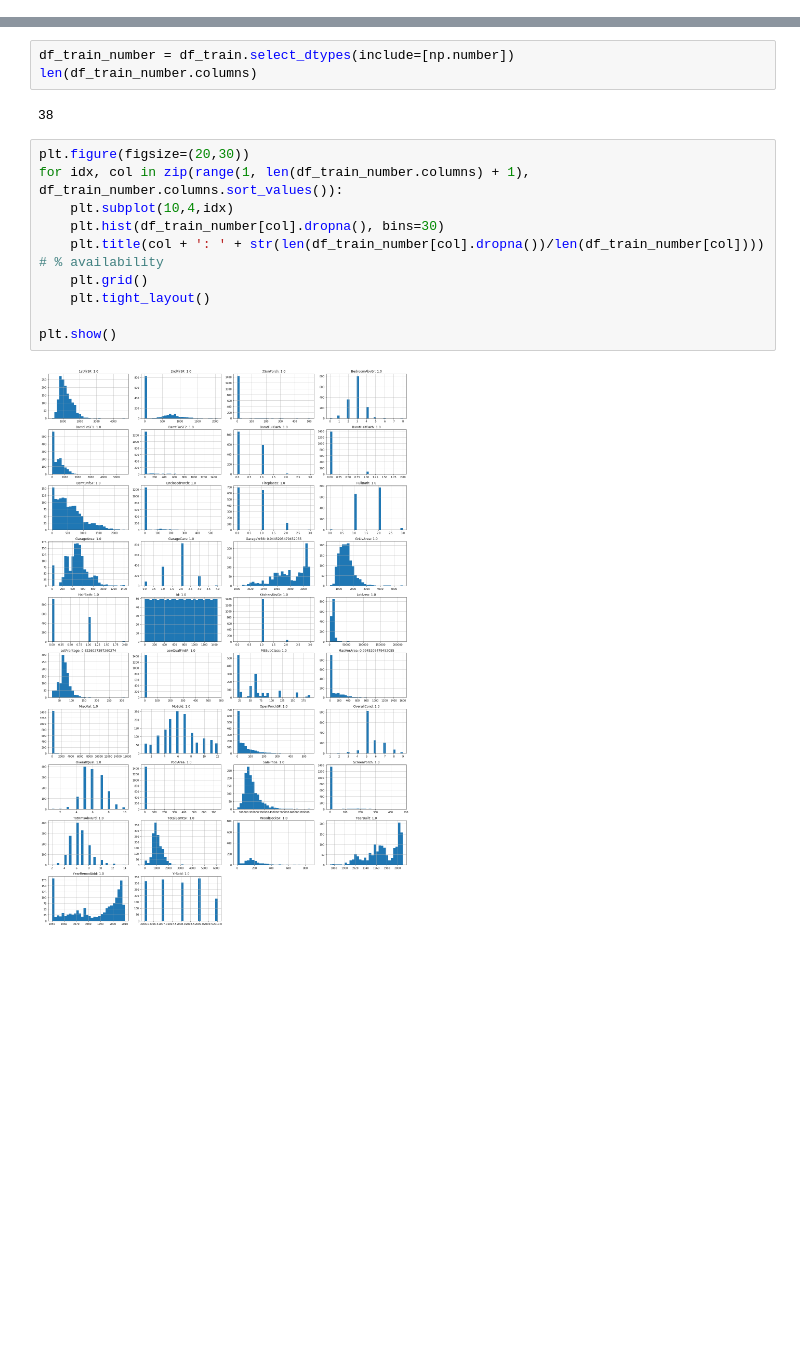
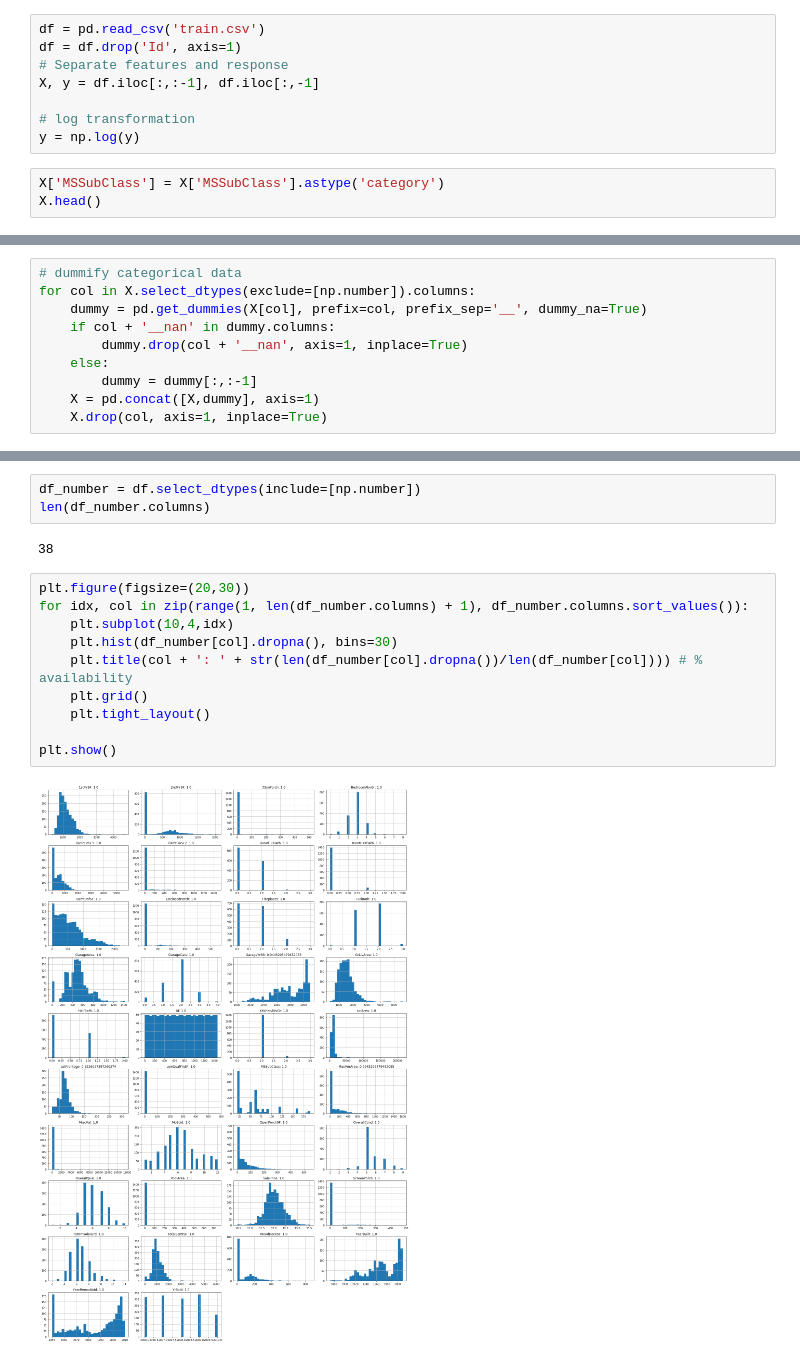
Before and after one commit to joshualee791204/Octopus, a Jupyter notebook: Analysis_YQ.ipynb, the cells around one changed output, grey strips where cells are left out. Cells and saved outputs as stored; diff of their text form; blank space fills up the shorter version.

Commit message:
dummify categorical data

```diff
--- a/Analysis_YQ.ipynb
+++ b/Analysis_YQ.ipynb
@@ -23,0 +13,11 @@ df_train.head()
+# %%
+df = pd.read_csv('train.csv')
+df = df.drop('Id', axis=1)
+# Separate features and response
+X, y = df.iloc[:,:-1], df.iloc[:,-1]
+
+# log transformation
+y = np.log(y)
+# %%
+X['MSSubClass'] = X['MSSubClass'].astype('category')
+X.head()
@@ -23,0 +31,10 @@ df_train.head()
+# %%
+# dummify categorical data
+for col in X.select_dtypes(exclude=[np.number]).columns:
+    dummy = pd.get_dummies(X[col], prefix=col, prefix_sep='__', dummy_na=True)
+    if col + '__nan' in dummy.columns:
+        dummy.drop(col + '__nan', axis=1, inplace=True)
+    else:
+        dummy = dummy[:,:-1]
+    X = pd.concat([X,dummy], axis=1)
+    X.drop(col, axis=1, inplace=True)
@@ -60,17 +160,17 @@ df_train.describe()
 # %%
-df_train_number = df_train.select_dtypes(include=[np.number])
-len(df_train_number.columns)
+df_number = df.select_dtypes(include=[np.number])
+len(df_number.columns)
 # %% [output]
 38
 # %%
 plt.figure(figsize=(20,30))
-for idx, col in zip(range(1, len(df_train_number.columns) + 1), df_train_number.columns.sort_values()):
+for idx, col in zip(range(1, len(df_number.columns) + 1), df_number.columns.sort_values()):
     plt.subplot(10,4,idx)
-    plt.hist(df_train_number[col].dropna(), bins=30)
-    plt.title(col + ': ' + str(len(df_train_number[col].dropna())/len(df_train_number[col]))) # % availability
+    plt.hist(df_number[col].dropna(), bins=30)
+    plt.title(col + ': ' + str(len(df_number[col].dropna())/len(df_number[col]))) # % availability
     plt.grid()
     plt.tight_layout()
 
 plt.show()
 # %% [output]
-[figure, old version]
+[figure, new version]
```
Also changed, not shown: parts of 27 cells of this notebook, 1 other file.
